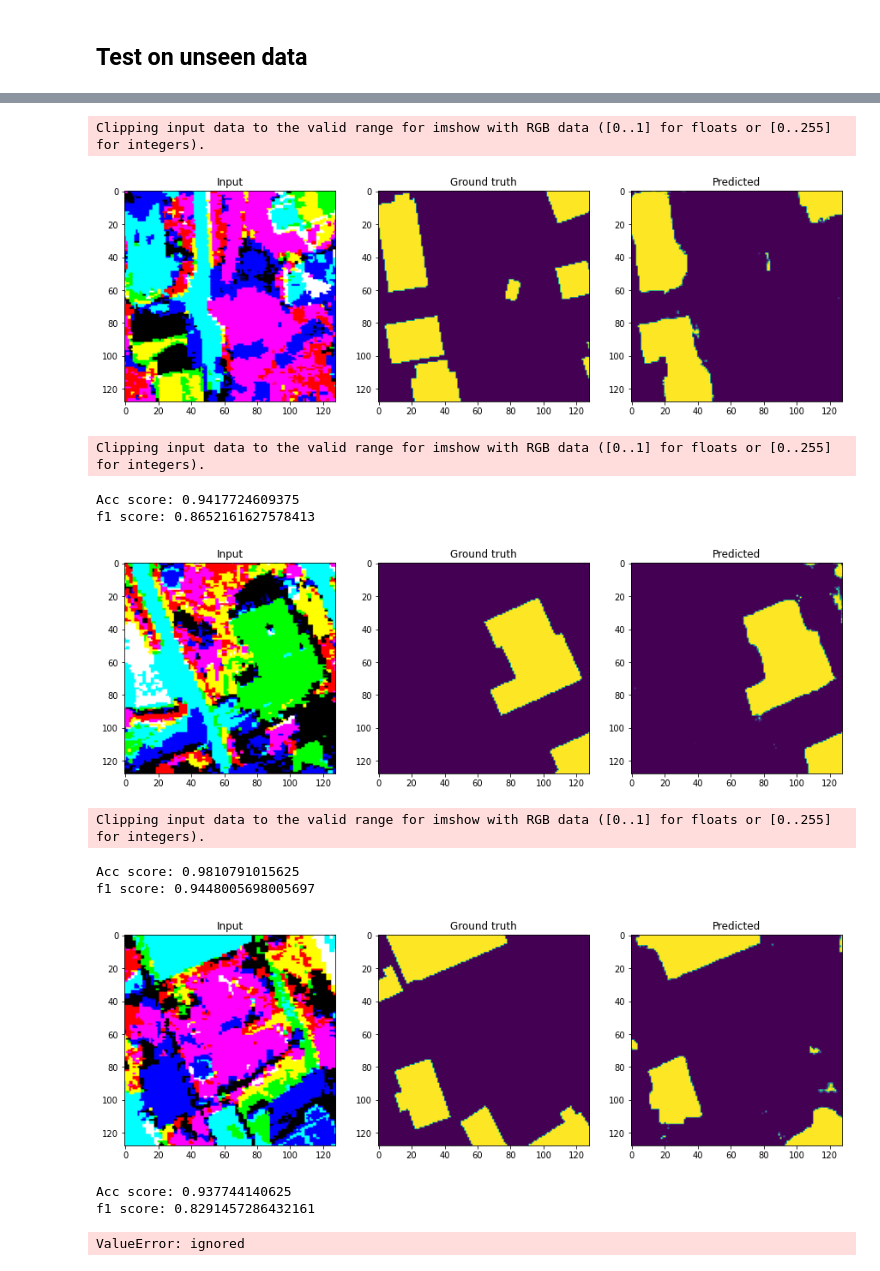
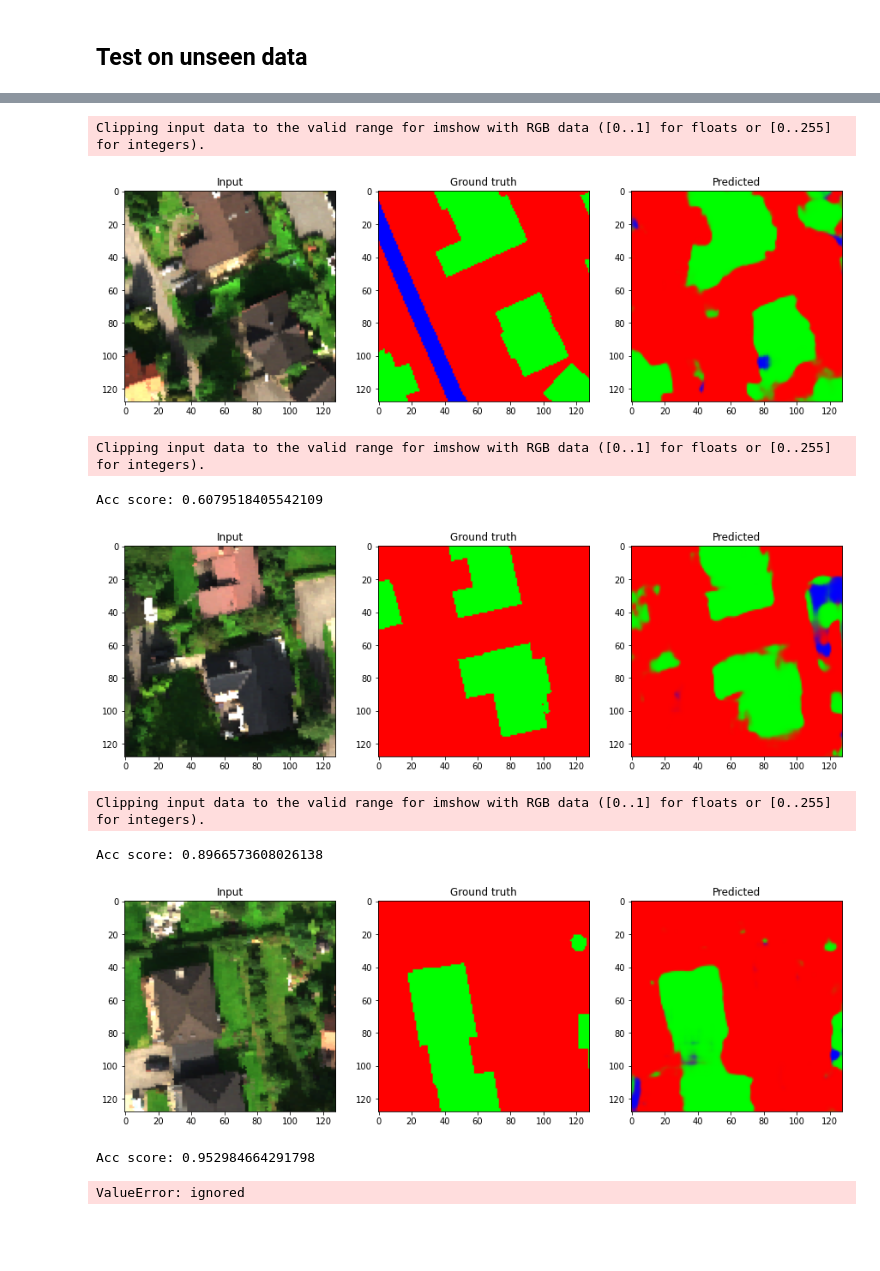
Before and after one commit to stianteien/M_DV_V2022, a Jupyter notebook: roofs_w_unet/roof_u-net.ipynb, the cells around one changed output, grey strips where cells are left out. Saved outputs shown, nothing was run; the diff lists cells and outputs as text; code cells hidden in the pictures; blank space fills up the shorter version.

```diff
--- a/roofs_w_unet/roof_u-net.ipynb
+++ b/roofs_w_unet/roof_u-net.ipynb
@@ -182,5 +183,5 @@ uu.compile(optimizer=Adam(learning_rate=0.005),
 h = uu.fit(X_train, y_train,
            validation_data=(X_test,y_test),
            batch_size=20,
-           epochs=500)
+           epochs=200)
 # %% [output]
@@ -213,14 +214,14 @@ plt.grid()
 for _ in range(3):
   x = np.random.randint(X_test.shape[0])
   fig, (ax1, ax2, ax3) = plt.subplots(nrows=1,ncols=3, figsize = (15,15))
-  #ax1.imshow(np.dstack((X_test[x:x+1][0][:,:,76],
-  #                      X_test[x:x+1][0][:,:,46],
-  #                      X_test[x:x+1][0][:,:,21])))
-  ax1.imshow(X_test[x:x+1][0][:,:,0:3])
+  ax1.imshow(np.dstack((X_test[x:x+1][0][:,:,76],
+                        X_test[x:x+1][0][:,:,46],
+                        X_test[x:x+1][0][:,:,21])))
+  # PCA ax1.imshow(X_test[x:x+1][0][:,:,0:3])
   ax1.set_title("Input")
-  ax2.imshow(y_test[x:x+1][0][:,:,1])
+  ax2.imshow(y_test[x:x+1][0])
   ax2.set_title("Ground truth")
-  pred = uu.predict(X_test[x:x+1])[0][:,:,1]
+  pred = uu.predict(X_test[x:x+1])[0]
   ax3.imshow(pred)
   ax3.set_title("Predicted")
   plt.show()
@@ -236,14 +237,18 @@ Clipping input data to the valid range for imshow with RGB data ([0..1] for floa
 # %%
 X_unseen = np.load("data/u_net_roofs/X_data_unseen.npy")
 y_unseen = np.load("data/u_net_roofs/y_data_unseen.npy")
+
+y_unseen[y_unseen==3.0] = 1
 
 # Adds a new dimension of layer too have two class problem.
 n,r1,c1,d = y_unseen.shape
 # Adds a new dimension of layer too have two class problem.
 yy = np.append(y_unseen, np.zeros((n, r1, c1,d)), axis=3)
-yy[yy >= 0.001] = 1
+for i in range(int(y_unseen.max()-1)):
+  yy = np.append(yy, np.zeros((n, r1, c1,d)), axis=3)
+#yy[yy >= 0.001] = 1
 yy1 = yy.copy()
-yy1[:,:,:,0] = 0
+yy1[:,:,:,0] = 0 # reset map
 for i in range(n):
   values = yy[i,:,:,0]
   for r in range(r1):
@@ -260,2 +265,4 @@ print(yy1.shape)
+# %%
+X_unseen /= 100
 # %%
 pred = uu.predict(X_unseen)
@@ -270,41 +278,38 @@ acc score: 0.940794677734375
 # %%
 for _ in range(3):
   x = np.random.randint(pred.shape[0])
   fig, (ax1, ax2, ax3) = plt.subplots(nrows=1,ncols=3, figsize = (15,15))
-  #ax1.imshow(np.dstack((X_unseen[x:x+1][0][:,:,76],
-  #                      X_unseen[x:x+1][0][:,:,46],
-  #                      X_unseen[x:x+1][0][:,:,21])))
-  ax1.imshow(X_unseen[x:x+1][0][:,:,0:3])
+  ax1.imshow(np.dstack((X_unseen[x:x+1][0][:,:,76],
+                        X_unseen[x:x+1][0][:,:,46],
+                        X_unseen[x:x+1][0][:,:,21])))
+  # PCA ax1.imshow(X_unseen[x:x+1][0][:,:,0:3])
   ax1.set_title("Input")
-  ax2.imshow(yy1[x:x+1][0][:,:,1])
+  ax2.imshow(yy1[x:x+1][0])
   ax2.set_title("Ground truth")
-  ax3.imshow(pred[x:x+1][0][:,:,1])
+  ax3.imshow(pred[x:x+1][0])
   ax3.set_title("Predicted")
   plt.show()
 
   # Metrics  w threshold:
   pred[x:x+1,:,:,0][pred[x:x+1,:,:,0] > .5] = 1
   pred[x:x+1,:,:,0][pred[x:x+1,:,:,0] <= .5] = 0
   pred[x:x+1,:,:,1][pred[x:x+1,:,:,1] > .5] = 1
   pred[x:x+1,:,:,1][pred[x:x+1,:,:,1] <= .5] = 0
 
-  print(f"Acc score: {accuracy_score(yy1[x:x+1][0].argmax(axis=2).flatten(),\
+  print(f"Acc score: {balanced_accuracy_score(yy1[x:x+1][0].argmax(axis=2).flatten(),\
                                      pred[x:x+1][0].argmax(axis=2).flatten())}")
-  print(f"f1 score: {f1_score(yy1[x:x+1][0].argmax(axis=2).flatten(),\
-                                     pred[x:x+1][0].argmax(axis=2).flatten())}")
+  #print(f"f1 score: {f1_score(yy1[x:x+1][0].argmax(axis=2).flatten(),\
+  #                                   pred[x:x+1][0].argmax(axis=2).flatten())}")
 # %% [output]
 Clipping input data to the valid range for imshow with RGB data ([0..1] for floats or [0..255] for integers).
-[figure, old version]
+[figure, new version]
 Clipping input data to the valid range for imshow with RGB data ([0..1] for floats or [0..255] for integers).
-Acc score: 0.9417724609375
-f1 score: 0.8652161627578413
+Acc score: 0.6079518405542109
-[figure, old version]
+[figure, new version]
 Clipping input data to the valid range for imshow with RGB data ([0..1] for floats or [0..255] for integers).
-Acc score: 0.9810791015625
-f1 score: 0.9448005698005697
+Acc score: 0.8966573608026138
-[figure, old version]
+[figure, new version]
-Acc score: 0.937744140625
-f1 score: 0.8291457286432161
+Acc score: 0.952984664291798
 # %%
 import seaborn as sns
 sns.displot(pred[:,:,:,0])
```
Also changed, not shown: parts of 12 cells of this notebook.
